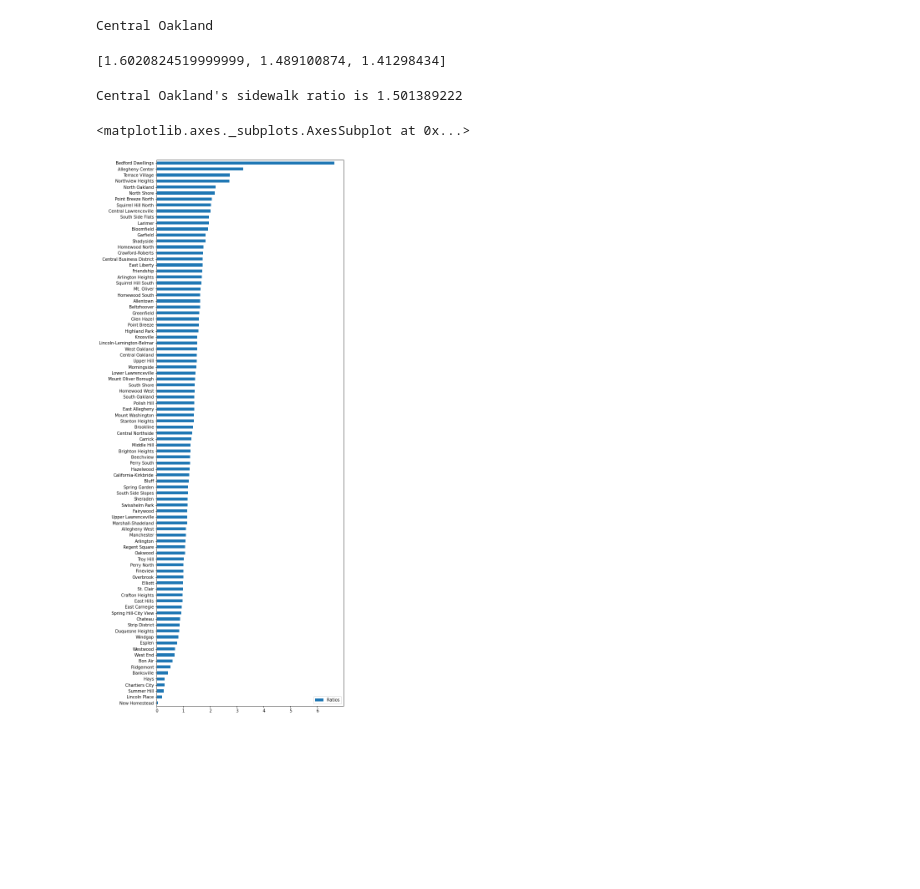
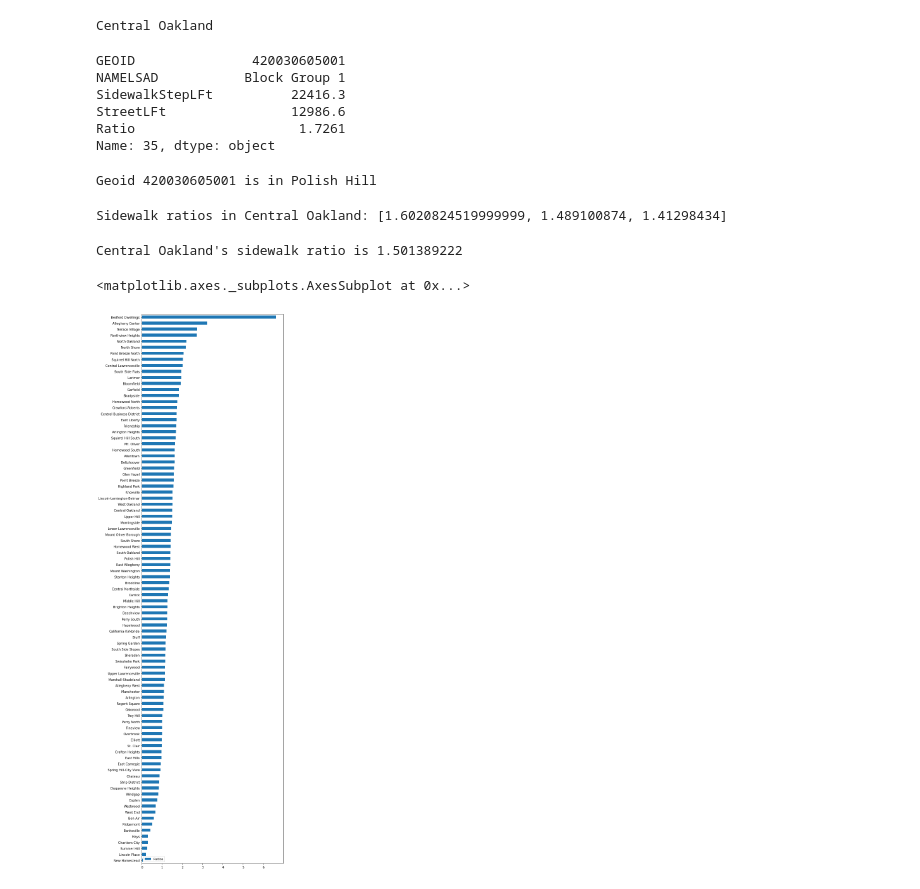
Before and after one commit to tahmad4/big-ideas-final-project-group-39, a Jupyter notebook: taha_sidewalk_ratio.ipynb, the cells around one changed output. Cells and saved outputs as stored; diff of their text form; code cells hidden in the pictures; blank space fills up the shorter version.

Commit message:
Fixed up sidewalk_ratios notebook

```diff
--- a/taha_sidewalk_ratio.ipynb
+++ b/taha_sidewalk_ratio.ipynb
@@ -26,17 +26,29 @@ for index, row in census.iterrows():
 print(geo_to_hood[420030405001])
 # %% [output]
 Central Oakland
+# %%
+sr = pd.read_csv("sidewalk_ratio.csv")
+print(sr.iloc[35])
+# %% [output]
+GEOID               420030605001
+NAMELSAD           Block Group 1
+SidewalkStepLFt          22416.3
+StreetLFt                12986.6
+Ratio                     1.7261
+Name: 35, dtype: object
+# %%
+# Demonstration Geoid of the 35th row in sidewalk ratios and the associated neighborhood:
+print("Geoid", sr['GEOID'][35], "is in", geo_to_hood[sr['GEOID'][35]])
+# %% [output]
+Geoid 420030605001 is in Polish Hill
 # %%
-sr = pd.read_csv("sidewalk_ratio.csv")
-# print(geo_to_hood[sr['GEOID'][35]])
-
-sr_ratios = {}
-ratio_count = 0
-for (index, row) in sr.iterrows():
+# Since a neighborhood can have multiple geoid's inside, create a list of ratios for each neighborhood
+sr_ratios = {} # A dict with the key being the neighborhood name and value: the list of ratios for the neighborhood
+for index, row in sr.iterrows():
     try:
+        # geo_to_hood[row['GEOID']]) gives us the geoid's neighborhood
         if geo_to_hood[row['GEOID']] in sr_ratios:
             ratio_list = sr_ratios[geo_to_hood[row['GEOID']]]
-            #ratio_list[0] += 1
             ratio_list.append(row['Ratio'])
             sr_ratios[geo_to_hood[row['GEOID']]] = ratio_list
         else:
@@ -47,9 +59,9 @@ for (index, row) in sr.iterrows():
         continue
 
 # Demonstration
-print(sr_ratios["Central Oakland"])
+print("Sidewalk ratios in Central Oakland:", sr_ratios["Central Oakland"])
 # %% [output]
-[1.6020824519999999, 1.489100874, 1.41298434]
+Sidewalk ratios in Central Oakland: [1.6020824519999999, 1.489100874, 1.41298434]
 # %%
 # Get the average sidewalk ratio for each neighborhood
 for key, value in sr_ratios.items():
@@ -65,8 +77,7 @@ Central Oakland's sidewalk ratio is 1.501389222
 # %%
 ratios_df = pd.DataFrame.from_dict(sr_ratios, orient="index", columns=['Ratios'])
 ratios_df = ratios_df.sort_values(by="Ratios", ascending=True)
-ratios_df.plot(kind="barh", figsize=(8, 24))
-# print(ratios_df.info())
+ratios_df.plot(kind="barh", figsize=(8, 32))
 # %% [output]
 <matplotlib.axes._subplots.AxesSubplot at 0x...>
-[figure, old version]
+[figure, new version]
```
Also changed, not shown: parts of 6 cells of this notebook, 1 other file.
